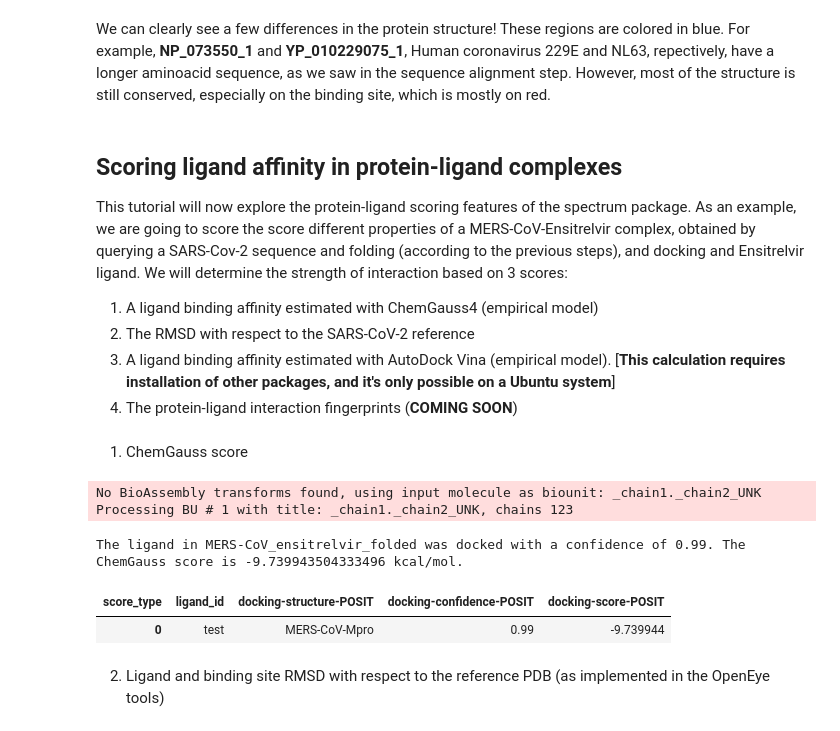
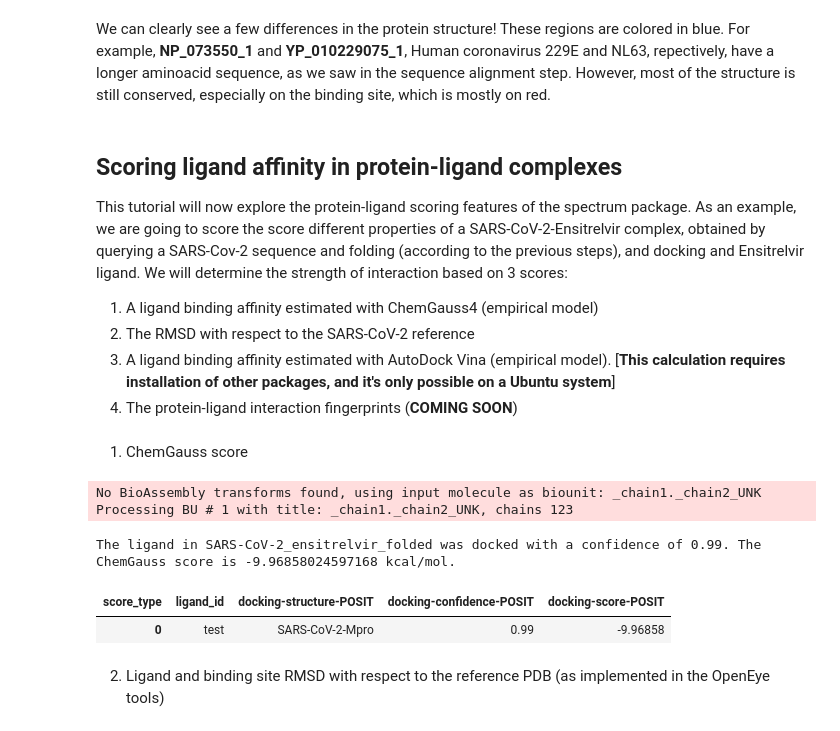
Before and after one commit to choderalab/drugforge, a Jupyter notebook: examples/exploring_related_sequences_and_structures.ipynb, the cells around one changed output. Saved outputs shown, nothing was run; the diff lists cells and outputs as text; code cells hidden in the pictures.

Commit message:
update spectrum tutorial 2

```diff
--- a/examples/exploring_related_sequences_and_structures.ipynb
+++ b/examples/exploring_related_sequences_and_structures.ipynb
@@ -339,7 +359,7 @@ After running the above block, the aligned proteins and the PyMOL session will b
 We can clearly see a few differences in the protein structure! These regions are colored in blue. For example, **NP_073550_1** and **YP_010229075_1**, Human coronavirus 229E and NL63, repectively, have a longer aminoacid sequence, as we saw in the sequence alignment step. However, most of the structure is still conserved, especially on the binding site, which is mostly on red.
 # %% [markdown]
 ## Scoring ligand affinity in protein-ligand complexes
-This tutorial will now explore the protein-ligand scoring features of the spectrum package. As an example, we are going to score the score different properties of a MERS-CoV-Ensitrelvir complex, obtained by querying a SARS-Cov-2 sequence and folding (according to the previous steps), and docking and Ensitrelvir ligand. We will determine the strength of interaction based on 3 scores:
+This tutorial will now explore the protein-ligand scoring features of the spectrum package. As an example, we are going to score the score different properties of a SARS-CoV-2-Ensitrelvir complex, obtained by querying a SARS-Cov-2 sequence and folding (according to the previous steps), and docking and Ensitrelvir ligand. We will determine the strength of interaction based on 3 scores:
 
 1) A ligand binding affinity estimated with ChemGauss4 (empirical model)
 2) The RMSD with respect to the SARS-CoV-2 reference
@@ -351,41 +371,41 @@ This tutorial will now explore the protein-ligand scoring features of the spectr
 from drugforge.spectrum.score import dock_and_score
 from drugforge.docking.scorer import ChemGauss4Scorer
 
 logging.basicConfig(
     level=logging.ERROR,
     format='%(levelname)s: %(message)s',
     force=True
 )
 warnings.filterwarnings("ignore", category=UserWarning)
 
-input_pdb = output_dir / "8dz0.pdb"  # Reference PDB for alignment
+input_pdb = fetch_test_file("Mpro-P2660_0A_bound.pdb")   # Reference PDB for alignment
 scorers = [ChemGauss4Scorer()]
 comp_name = "test"
-target = "SARS-CoV-2"
-mers_complex = output_dir / "MERS-CoV_ensitrelvir_folded.pdb"
+target = "SARS-CoV-2-Mpro"
+mers_complex = fetch_test_file("SARS-CoV-2_ensitrelvir_folded.pdb")
 scores_df, prepped_cmp, ligand_pose, aligned = dock_and_score(
             mers_complex,
             comp_name=comp_name,
-            target_name="MERS-CoV-Mpro",
+            target_name=target,
             scorers=scorers,
             label=Path(mers_complex).stem,
             allow_clashes=True,
             pdb_ref=input_pdb,
             aligned_folder=output_dir,
             align_chain="1",
             align_chain_ref="A",
         )
 
 print(f"The ligand in {mers_complex.stem} was docked with a confidence of {scores_df['docking-confidence-POSIT'].values[0]}. The ChemGauss score is {scores_df['docking-score-POSIT'].values[0]} kcal/mol.")
 
-df_print = scores_df[['ligand_id', 'docking-structure-POSIT', 'docking-confidence-POSIT', 'docking-score-POSIT']]
-df_print.head()
+scores_df = scores_df[['ligand_id', 'docking-structure-POSIT', 'docking-confidence-POSIT', 'docking-score-POSIT']]
+scores_df.head()
 # %% [output]
 No BioAssembly transforms found, using input molecule as biounit: _chain1._chain2_UNK
 Processing BU # 1 with title: _chain1._chain2_UNK, chains 123
-The ligand in MERS-CoV_ensitrelvir_folded was docked with a confidence of 0.99. The ChemGauss score is -9.739943504333496 kcal/mol.
+The ligand in SARS-CoV-2_ensitrelvir_folded was docked with a confidence of 0.99. The ChemGauss score is -9.96858024597168 kcal/mol.
 | score_type | ligand_id | docking-structure-POSIT | docking-confidence-POSIT | docking-score-POSIT |
-| 0 | test | MERS-CoV-Mpro | 0.99 | -9.739944 |
+| 0 | test | SARS-CoV-2-Mpro | 0.99 | -9.96858 |
 # %% [markdown]
 2. Ligand and binding site RMSD with respect to the reference PDB (as implemented in the OpenEye tools)
 # %%
```
Also changed, not shown: parts of 13 cells of this notebook, 1 other file.
